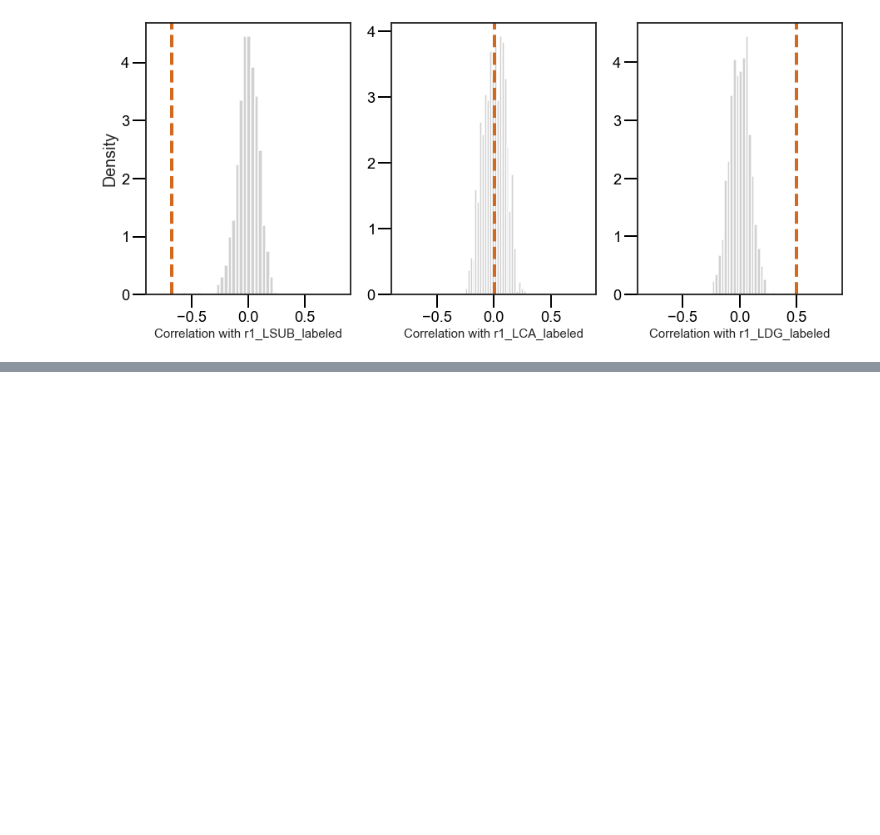
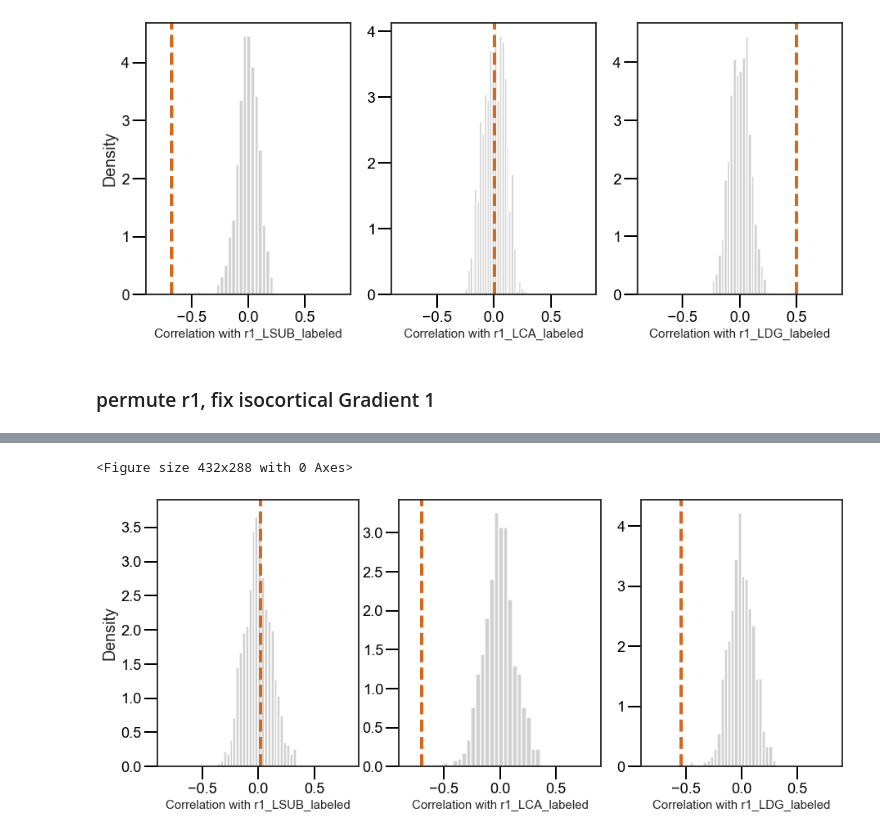
Before and after one commit to CNG-LAB/cngopen, a Jupyter notebook: hippocampus/scripts/results_supplementray_fig_05.ipynb, the cells around one changed output, grey strips where cells are left out. Saved outputs shown, nothing was run; the diff lists cells and outputs as text; code cells hidden in the pictures; blank space fills up the shorter version.

```diff
--- a/hippocampus/scripts/results_supplementray_fig_05.ipynb
+++ b/hippocampus/scripts/results_supplementray_fig_05.ipynb
@@ -88,6 +92,8 @@ G1_fus_LDG = -1 * Hdg_fused_gm.gradients_[:,0][1024+2048:1024+2048+1024]
 # %% [markdown]
 # projections of G1 (fused) onto the isocortical functional connectivity
 # %%
+# correlations between G1 (fused) of subfields and functional connectivity to the iscocortex
+
 r1_LSUB = np.zeros((360,))
 r1_LCA  = np.zeros((360,))
 r1_LDG = np.zeros((360,))
@@ -96,6 +102,17 @@ for k in range(0, 360):
     r1_LSUB[k] = np.corrcoef(fcon_LSUB.T[k,:], G1_fus_LSUB)[-1:,:-1][0,0]
     r1_LCA[k]  = np.corrcoef(fcon_LCA.T[k,:], G1_fus_LCA)[-1:,:-1][0,0]
     r1_LDG[k]  = np.corrcoef(fcon_LDG.T[k,:], G1_fus_LDG)[-1:,:-1][0,0]
+
+# correlations between G2 (fused) of subfields and functional connectivity to the iscocortex
+
+r2_LSUB = np.zeros((360,))
+r2_LCA  = np.zeros((360,))
+r2_LDG = np.zeros((360,))
+
+for k in range(0, 360):
+    r2_LSUB[k] = np.corrcoef(fcon_LSUB.T[k,:], G2_fus_LSUB)[-1:,:-1][0,0]
+    r2_LCA[k]  = np.corrcoef(fcon_LCA.T[k,:], G2_fus_LCA)[-1:,:-1][0,0]
+    r2_LDG[k]  = np.corrcoef(fcon_LDG.T[k,:], G2_fus_LDG)[-1:,:-1][0,0]
 # %%
 r1_LSUB.min(), r1_LSUB.max()
 # %% [output]
@@ -168,6 +196,13 @@ G1_fc_isocortex = np.array(f['gradients_'])[:,0]
 G2_fc_isocortex = np.array(f['gradients_'])[:,1]
 G3_fc_isocortex = np.array(f['gradients_'])[:,2]
 # %%
+# map gradients to isocortical surface
+
+XG1_labeled = map_to_labels(G1_fc_isocortex, labeling, mask = mymask)
+XG1_labeled[np.where(mymask == False)] = np.nan
+
+XG2_labeled = map_to_labels(G2_fc_isocortex, labeling, mask = mymask)
+XG2_labeled[np.where(mymask == False)] = np.nan
 
 XG3_labeled = map_to_labels(G3_fc_isocortex, labeling, mask = mymask)
 XG3_labeled[np.where(mymask == False)] = np.nan
@@ -371,3 +408,51 @@ R1_ldg_labeled:
  Spin p: 0.00000e+00
 <Figure size 432x288 with 0 Axes>
 [figure]
+# %% [markdown]
+### permute r1, fix isocortical Gradient 1
+# %%
+
+
+from scipy.stats import pearsonr
+import seaborn as sns
+from matplotlib import pyplot as plt
+
+fig = plt.figure()
+
+sns.set_context("talk", font_scale=1.1)
+
+fig, axs = plt.subplots(1, 3, figsize=(15,6))
+
+feats = {'r1_LSUB_labeled': r1_LSUB_labeled,
+         'r1_LCA_labeled' : r1_LCA_labeled,
+         'r1_LDG_labeled' : r1_LDG_labeled,}
+
+rotated = {'r1_LSUB_labeled': r1_LSUB_labeled_rotated,
+           'r1_LCA_labeled' : r1_LCA_labeled_rotated,
+           'r1_LDG_labeled' : r1_LDG_labeled_rotated}
+
+r_spin = np.empty(n_rand)
+mask = ~np.isnan(XG1_labeled)
+
+
+for k, (fn, feat) in enumerate(feats.items()):
+    r_obs, pv_obs = pearsonr(feat[mask], XG1_labeled[mask])
+
+    # Compute perm pval
+    for i, perm in enumerate(rotated[fn]):
+        mask_rot = mask & ~np.isnan(perm)  # Remove midline
+        r_spin[i] = pearsonr(perm[mask_rot], XG1_labeled[mask_rot])[0]
+    pv_spin = np.mean(np.abs(r_spin) >= np.abs(r_obs))
+
+    # Plot null dist
+    axs[k].hist(r_spin, bins=25, density=True, alpha=0.9, color=(.8, .8, .8))
+    axs[k].axvline(r_obs, lw=4, ls='--', color='chocolate')
+    axs[k].set_xlabel(f'Correlation with {fn}', fontsize=15)
+    axs[k].set_xlim([-0.9, 0.9])
+    axs[k].set_xticks([-0.5, 0 , 0.5])
+    axs[k].tick_params(colors = 'k',length=16, width=2)
+    if k == 0:
+        axs[k].set_ylabel('Density')
+
+    print(f'{fn.capitalize()}:\n Pearson corr : {r_obs:.5e}\n Observed p : {pv_obs:.5e}\n Spin p: {pv_spin:.5e}\n')
+# %% [output]
@@ -373,0 +473,2 @@ R1_ldg_labeled:
+<Figure size 432x288 with 0 Axes>
+[figure, added]
```
Also changed, not shown: parts of 13 cells of this notebook.
